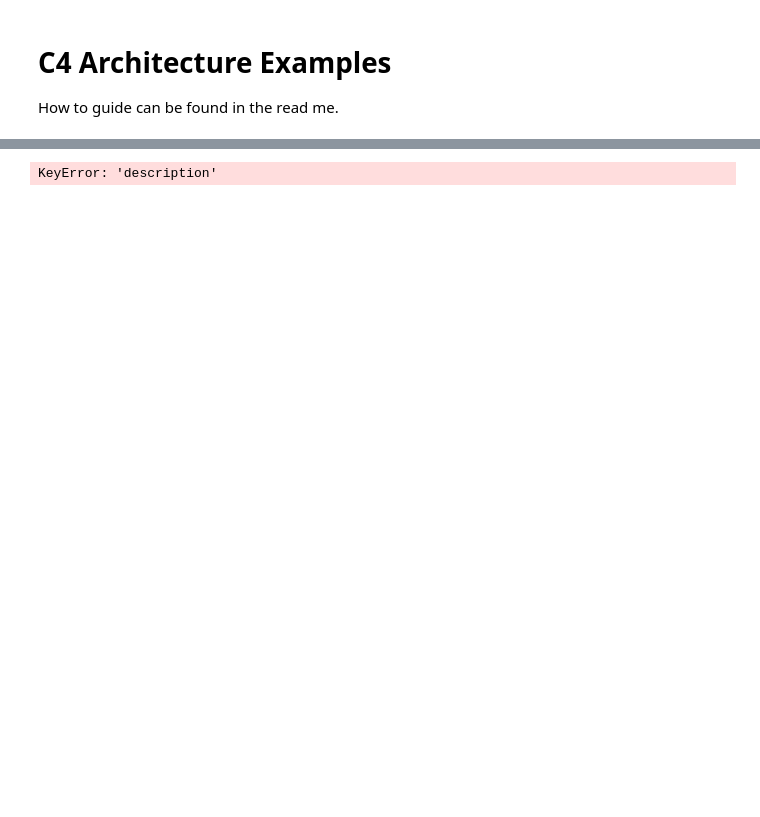
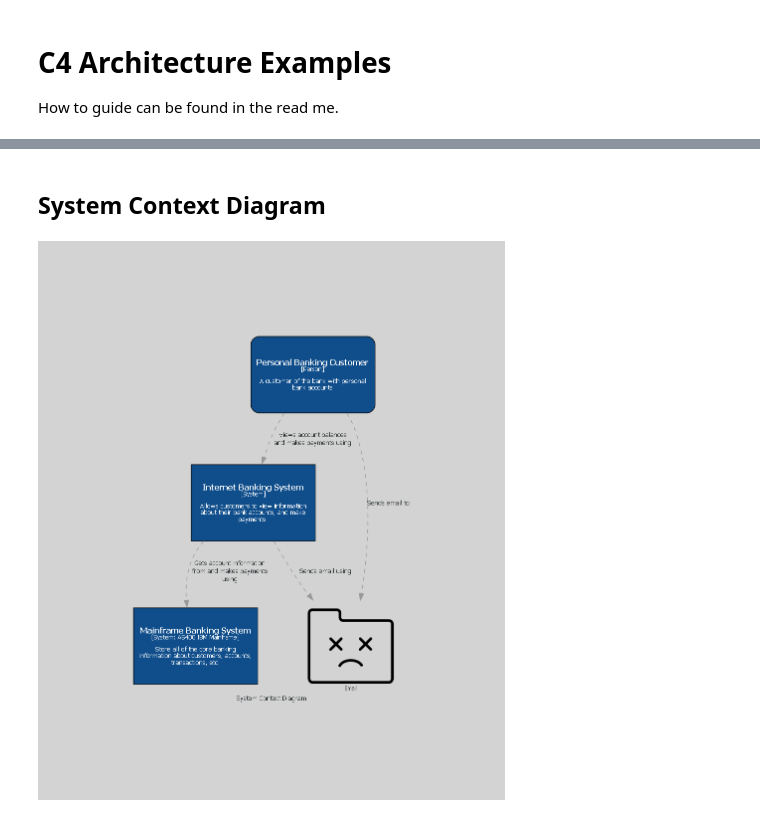
Before and after one commit to 7ft10/C4ArchitectureExamples, a Jupyter notebook: C4_Architecture_Examples.ipynb, the cells around one changed output, grey strips where cells are left out. Cells and saved outputs as stored; diff of their text form; code cells hidden in the pictures; blank space fills up the shorter version.

```diff
--- a/C4_Architecture_Examples.ipynb
+++ b/C4_Architecture_Examples.ipynb
@@ -42,29 +79,31 @@ HTTPError: HTTP Error 404: Not Found
 # %%
 #@title System Context Diagram
 from IPython.display import display, Markdown
 from diagrams import Diagram
 from diagrams.c4 import Relationship
 from _Repository import Personas, Systems
 
 settings = { **default_settings, **{
   "name": "System Context Diagram",
+  "direction": "TB"
 }}
 
 with Diagram(**settings) as diagram:
   customer = Personas.BankingCustomer.Get()
   banking = Systems.InternetBankingSystem.Get()
   email = Systems.Email.Get()
   mainframe = Systems.Mainframe.Get()
 
   customer >> Relationship("Sends email to") >> [email]
   customer >> Relationship("Views account balances and makes payments using") >> [banking]
   banking >> Relationship("Gets account information from and makes payments using") >> [mainframe]
   banking >> Relationship("Sends email using") >> [email]
 
 display(Markdown("## " + settings["name"]))
 display(diagram)
 # %% [output]
-KeyError: 'description'
+## System Context Diagram
+[figure, added]
 # %%
 #@title Container Diagram
 from IPython.display import display, Markdown
```
Also changed, not shown: parts of 3 cells of this notebook, 5 other files.
